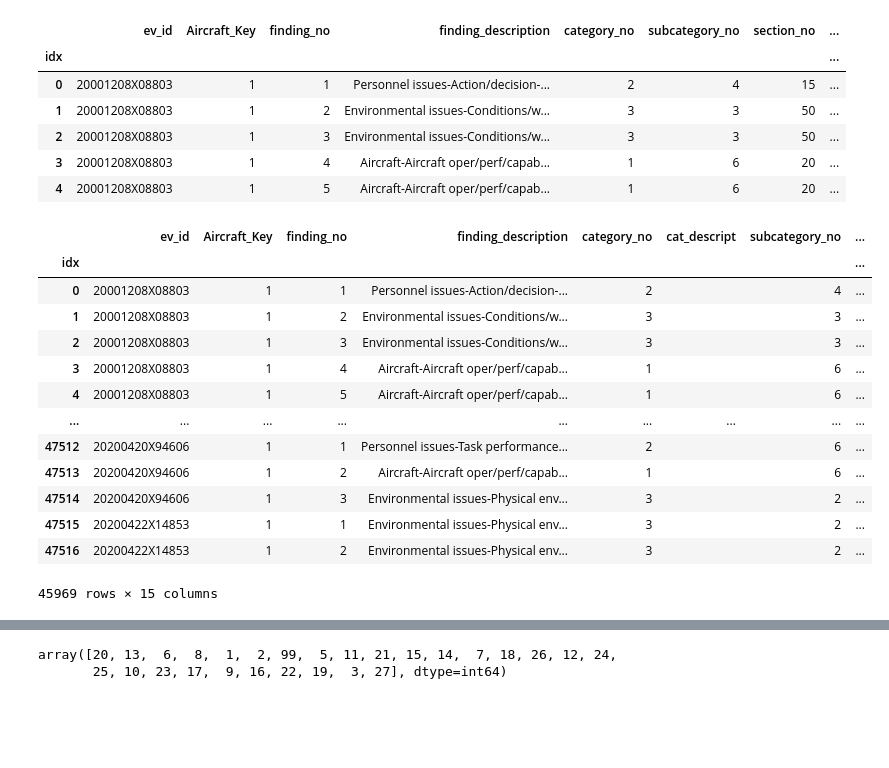
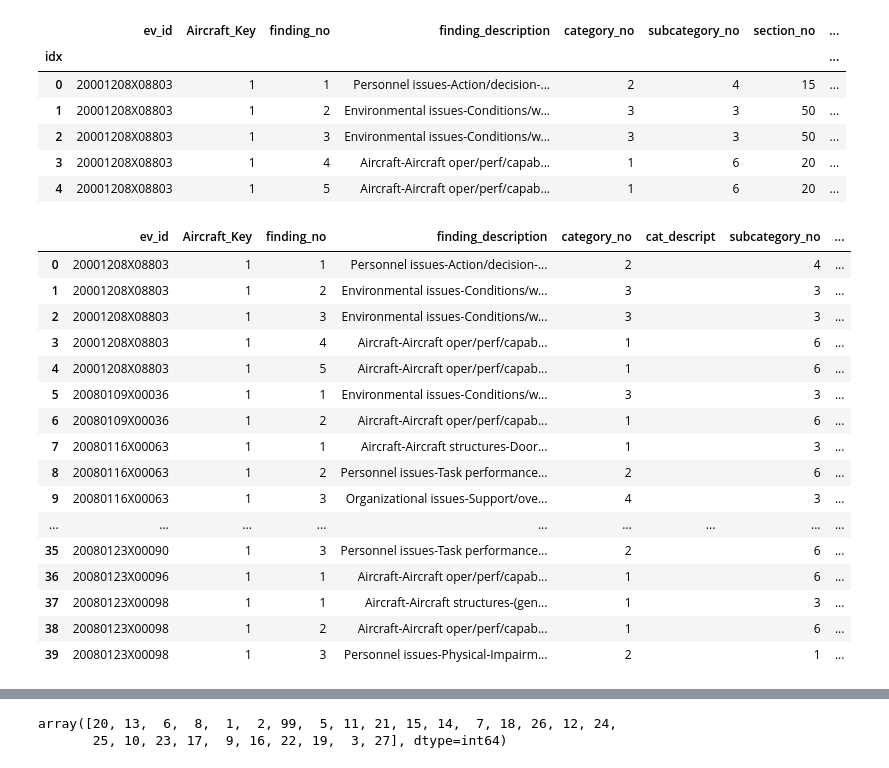
Before and after one commit to birr-data/capstone2, a Jupyter notebook: notebooks/1.2-mjg-data-wrangling.ipynb, the cells around one changed output, grey strips where cells are left out. Saved outputs shown, nothing was run; the diff lists cells and outputs as text; code cells hidden in the pictures; blank space fills up the shorter version.

```diff
--- a/notebooks/1.2-mjg-data-wrangling.ipynb
+++ b/notebooks/1.2-mjg-data-wrangling.ipynb
@@ -855,41 +855,52 @@ findings.head()
 #Remove records with category_no = 5 (accident reason not determined)
 not_determined_idx = findings[findings['category_no'] == 5].index
 findings.drop(not_determined_idx, inplace = True)
+
+#drop currupted records
+
+findings.drop(findings[(findings['ev_id'] == '20120621X34639') |
+                       (findings['ev_id'] == '20120119X11221')].index, inplace = True)
+
+
+findings.reset_index(drop = True, inplace = True)
 # %%
 #slice out category out of description
 
 
 
 findings.insert(loc=5, column='cat_descript', value = "" )
 findings.insert(loc=7, column='sub_descript', value = "" )
 findings.insert(loc=9, column='sec_descript', value = "" )
 findings.insert(loc=11, column='subsec_descript', value = "" )
 findings.insert(loc=13, column='mod_descript', value = "" )
 
 
 
 #findings.cat_descript[findings.category_no == 2] = 'Personnel issues'
 #findings.cat_descript[findings.category_no == 1] = 'Aircraft'
 #findings.cat_descript[findings.category_no == 3] = 'Environmental issues'
 #findings.cat_descript[findings.category_no == 4] = 'Organizational issues'
 
 
-findings
+findings.head(40)
 # %% [output]
 |  | ev_id | Aircraft_Key | finding_no | finding_description | category_no | cat_descript | subcategory_no | ... |
-| idx |  |  |  |  |  |  |  | ... |
 | 0 | 20001208X08803 | 1 | 1 | Personnel issues-Action/decision-... | 2 |  | 4 | ... |
 | 1 | 20001208X08803 | 1 | 2 | Environmental issues-Conditions/w... | 3 |  | 3 | ... |
 | 2 | 20001208X08803 | 1 | 3 | Environmental issues-Conditions/w... | 3 |  | 3 | ... |
 | 3 | 20001208X08803 | 1 | 4 | Aircraft-Aircraft oper/perf/capab... | 1 |  | 6 | ... |
 | 4 | 20001208X08803 | 1 | 5 | Aircraft-Aircraft oper/perf/capab... | 1 |  | 6 | ... |
+| 5 | 20080109X00036 | 1 | 1 | Environmental issues-Conditions/w... | 3 |  | 3 | ... |
+| 6 | 20080109X00036 | 1 | 2 | Aircraft-Aircraft oper/perf/capab... | 1 |  | 6 | ... |
+| 7 | 20080116X00063 | 1 | 1 | Aircraft-Aircraft structures-Door... | 1 |  | 3 | ... |
+| 8 | 20080116X00063 | 1 | 2 | Personnel issues-Task performance... | 2 |  | 6 | ... |
+| 9 | 20080116X00063 | 1 | 3 | Organizational issues-Support/ove... | 4 |  | 3 | ... |
 | ... | ... | ... | ... | ... | ... | ... | ... | ... |
-| 47512 | 20200420X94606 | 1 | 1 | Personnel issues-Task performance... | 2 |  | 6 | ... |
-| 47513 | 20200420X94606 | 1 | 2 | Aircraft-Aircraft oper/perf/capab... | 1 |  | 6 | ... |
-| 47514 | 20200420X94606 | 1 | 3 | Environmental issues-Physical env... | 3 |  | 2 | ... |
-| 47515 | 20200422X14853 | 1 | 1 | Environmental issues-Physical env... | 3 |  | 2 | ... |
-| 47516 | 20200422X14853 | 1 | 2 | Environmental issues-Physical env... | 3 |  | 2 | ... |
+| 35 | 20080123X00090 | 1 | 3 | Personnel issues-Task performance... | 2 |  | 6 | ... |
+| 36 | 20080123X00096 | 1 | 1 | Aircraft-Aircraft oper/perf/capab... | 1 |  | 6 | ... |
+| 37 | 20080123X00098 | 1 | 1 | Aircraft-Aircraft structures-(gen... | 1 |  | 3 | ... |
+| 38 | 20080123X00098 | 1 | 2 | Aircraft-Aircraft oper/perf/capab... | 1 |  | 6 | ... |
+| 39 | 20080123X00098 | 1 | 3 | Personnel issues-Physical-Impairm... | 2 |  | 1 | ... |
-45969 rows × 15 columns
 # %%
 
 #for d in findings['finding_description']:
```
Also changed, not shown: parts of 5 cells of this notebook.
